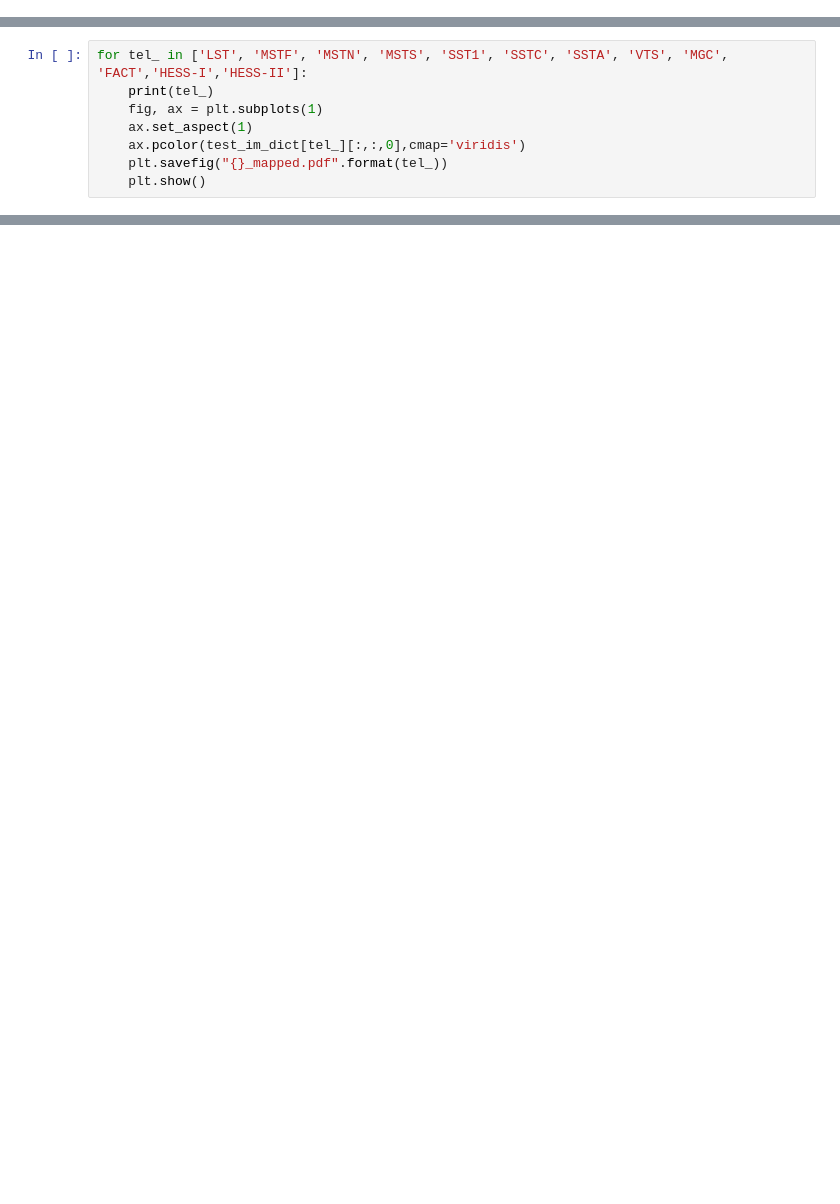
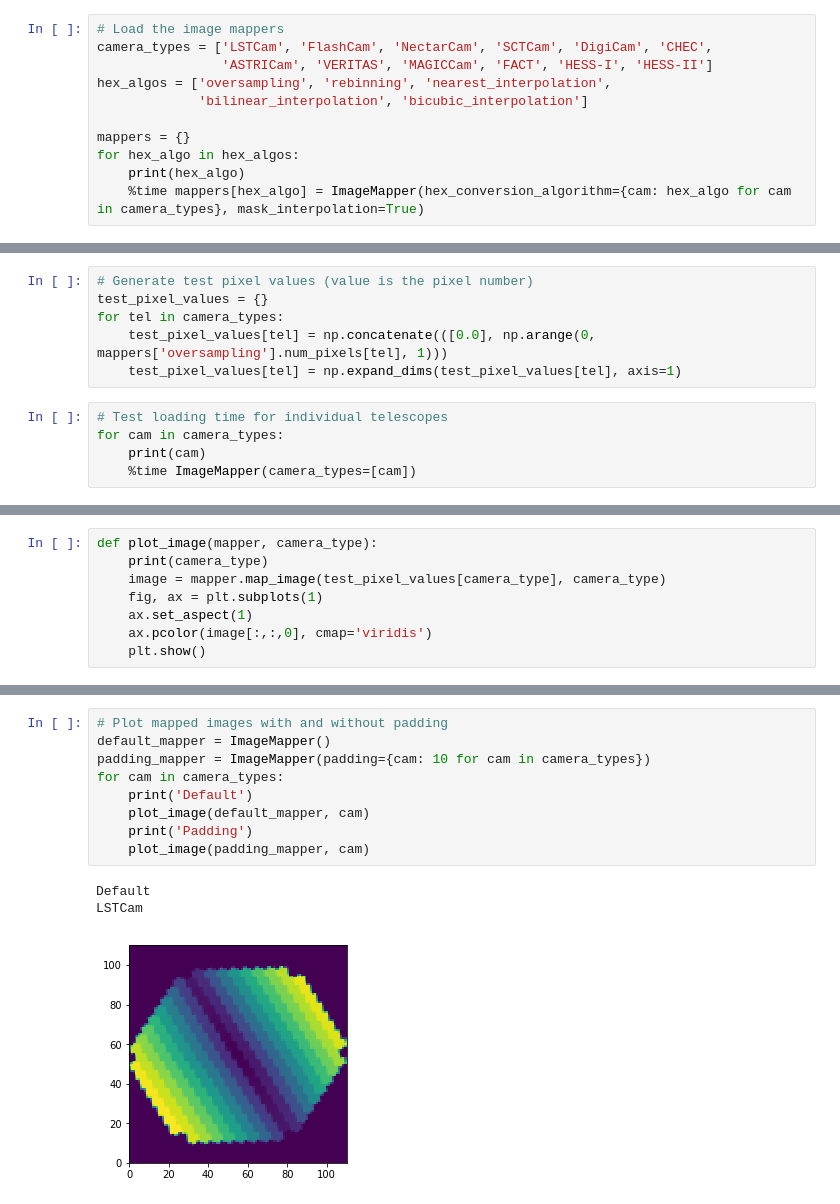
Before and after one commit to ctlearn-project/ctlearn, a Jupyter notebook: notebooks/test_image_mapper.ipynb, the cells around one changed output, grey strips where cells are left out. Cells and saved outputs as stored; diff of their text form; blank space fills up the shorter version.

Commit message:
Update notebook
Show plots and load times for updated image mapper code. You may need to
run `conda install jupyter` in the ctlearn environment to use the
notebook.

```diff
--- a/notebooks/test_image_mapper.ipynb
+++ b/notebooks/test_image_mapper.ipynb
@@ -65,0 +7,11 @@ Wall time: 10 µs
+# %%
+# Load the image mappers
+camera_types = ['LSTCam', 'FlashCam', 'NectarCam', 'SCTCam', 'DigiCam', 'CHEC',
+                'ASTRICam', 'VERITAS', 'MAGICCam', 'FACT', 'HESS-I', 'HESS-II']
+hex_algos = ['oversampling', 'rebinning', 'nearest_interpolation',
+             'bilinear_interpolation', 'bicubic_interpolation']
+
+mappers = {}
+for hex_algo in hex_algos:
+    print(hex_algo)
+    %time mappers[hex_algo] = ImageMapper(hex_conversion_algorithm={cam: hex_algo for cam in camera_types}, mask_interpolation=True)
@@ -65,0 +34,11 @@ Wall time: 10 µs
+# %%
+# Generate test pixel values (value is the pixel number)
+test_pixel_values = {}
+for tel in camera_types:
+    test_pixel_values[tel] = np.concatenate(([0.0], np.arange(0, mappers['oversampling'].num_pixels[tel], 1)))
+    test_pixel_values[tel] = np.expand_dims(test_pixel_values[tel], axis=1)
+# %%
+# Test loading time for individual telescopes
+for cam in camera_types:
+    print(cam)
+    %time ImageMapper(camera_types=[cam])
@@ -66,8 +63,8 @@ Wall time: 10 µs
 # %%
-for tel_ in ['LST', 'MSTF', 'MSTN', 'MSTS', 'SST1', 'SSTC', 'SSTA', 'VTS', 'MGC', 'FACT','HESS-I','HESS-II']:
-    print(tel_)
+def plot_image(mapper, camera_type):
+    print(camera_type)
+    image = mapper.map_image(test_pixel_values[camera_type], camera_type)
     fig, ax = plt.subplots(1)
     ax.set_aspect(1)
-    ax.pcolor(test_im_dict[tel_][:,:,0],cmap='viridis')
-    plt.savefig("{}_mapped.pdf".format(tel_))
+    ax.pcolor(image[:,:,0], cmap='viridis')
     plt.show()
@@ -152,0 +71,13 @@ SSTC
+# %%
+# Plot mapped images with and without padding
+default_mapper = ImageMapper()
+padding_mapper = ImageMapper(padding={cam: 10 for cam in camera_types})
+for cam in camera_types:
+    print('Default')
+    plot_image(default_mapper, cam)
+    print('Padding')
+    plot_image(padding_mapper, cam)
+# %% [output]
+Default
+LSTCam
+[figure, added]
```
Also changed, not shown: parts of 16 cells of this notebook.
